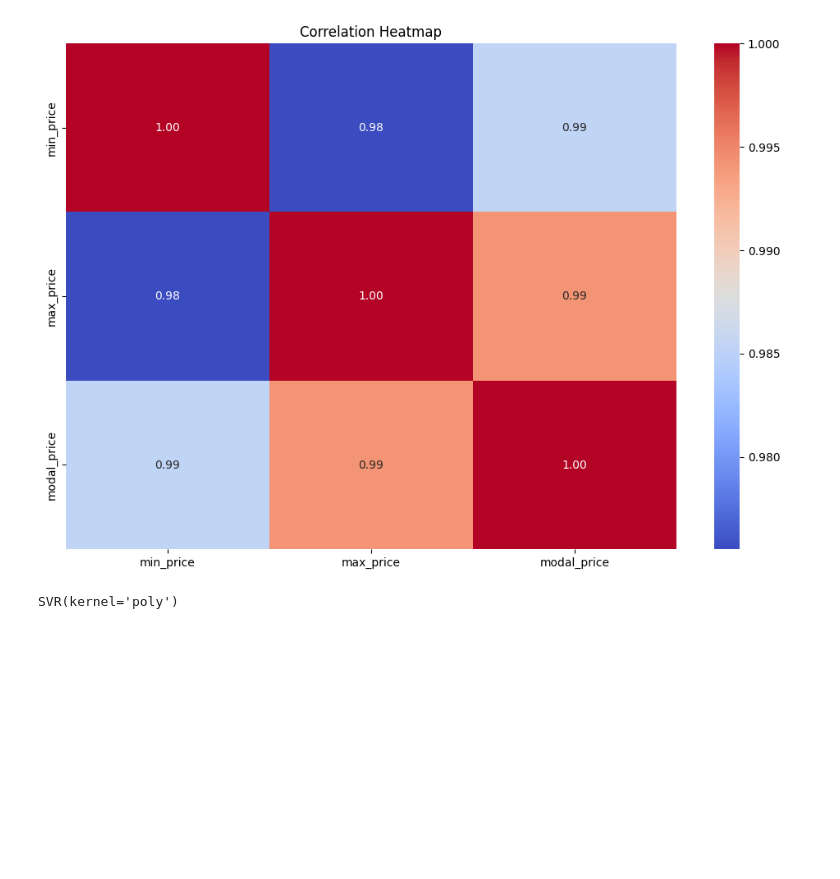
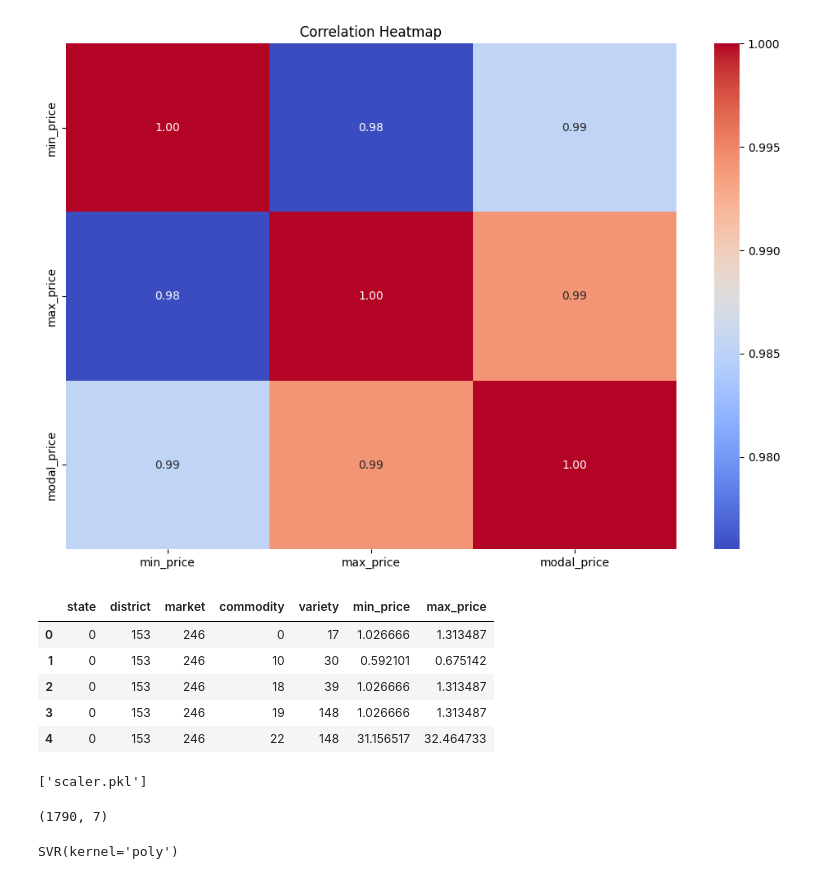
Before and after one commit to AaronANoronha-Pr/EPICS---KrushiSaathi, a Jupyter notebook: Price Prediction/main.ipynb, the cells around one changed output. Drawn from its saved outputs; the diff is of its cells as text; code cells hidden in the pictures; blank space fills up the shorter version.

```diff
--- a/Price Prediction/main.ipynb
+++ b/Price Prediction/main.ipynb
@@ -20,0 +72,6 @@ df.head()
+# %%
+categorical_cols = ['state', 'district', 'market',  'commodity','variety']
+for x in categorical_cols:
+    print()
+    print(x)
+    print(df[x].unique())
@@ -54,5 +129,3 @@ plt.show()
 # %%
 X = df.drop(columns=['modal_price'])
 y = df['modal_price']
-# %%
-categorical_cols = ['state', 'district', 'market',  'commodity']
@@ -61,5 +132,29 @@ X_encoded = pd.get_dummies(X, columns=categorical_cols, drop_first=True)
+# %%
+from sklearn.preprocessing import LabelEncoder
+import joblib
+
+for col in categorical_cols:
+    label_encoder = LabelEncoder()
+    X[col] = label_encoder.fit_transform(X[col])
+
+    # Save each LabelEncoder separately
+    joblib.dump(label_encoder, f"label_encoders_{col}.pkl")
 # %%
 num_cols = ['min_price', 'max_price']
 scaler = StandardScaler()
-X_scaled = scaler.fit_transform(X_encoded[num_cols])
+X[num_cols] = scaler.fit_transform(X[num_cols])
+# %%
+X.head()
+# %% [output]
+|  | state | district | market | commodity | variety | min_price | max_price |
+| 0 | 0 | 153 | 246 | 0 | 17 | 1.026666 | 1.313487 |
+| 1 | 0 | 153 | 246 | 10 | 30 | 0.592101 | 0.675142 |
+| 2 | 0 | 153 | 246 | 18 | 39 | 1.026666 | 1.313487 |
+| 3 | 0 | 153 | 246 | 19 | 148 | 1.026666 | 1.313487 |
+| 4 | 0 | 153 | 246 | 22 | 148 | 31.156517 | 32.464733 |
+# %%
+import joblib
+joblib.dump(scaler, 'scaler.pkl')
+# %% [output]
+['scaler.pkl']
 # %%
@@ -67,3 +162,7 @@ X_train, X_test, y_train, y_test = train_test_split(X_scaled, y, test_size=0.2,
+# %%
+X_train.shape
+# %% [output]
+(1790, 7)
 # %%
 
 svr_rbf = SVR(kernel='rbf')
```
Also changed, not shown: parts of 23 cells of this notebook, 8 other files.
